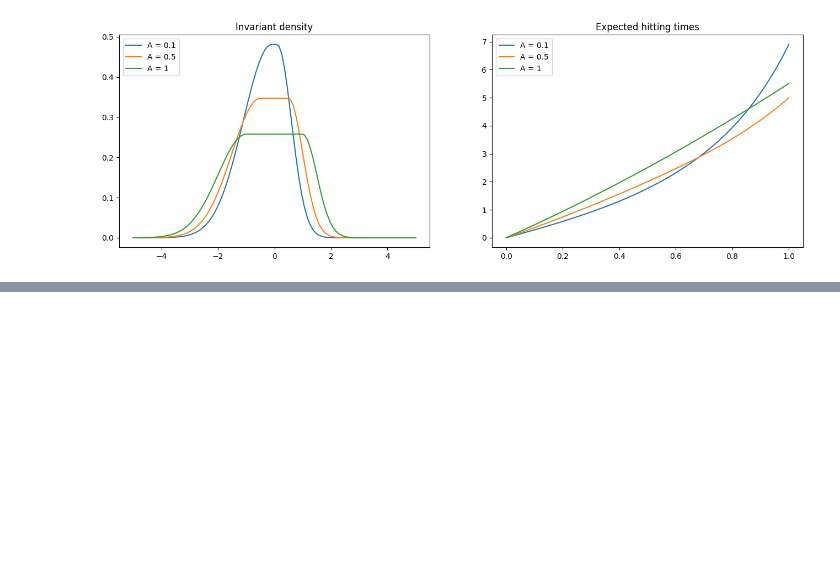
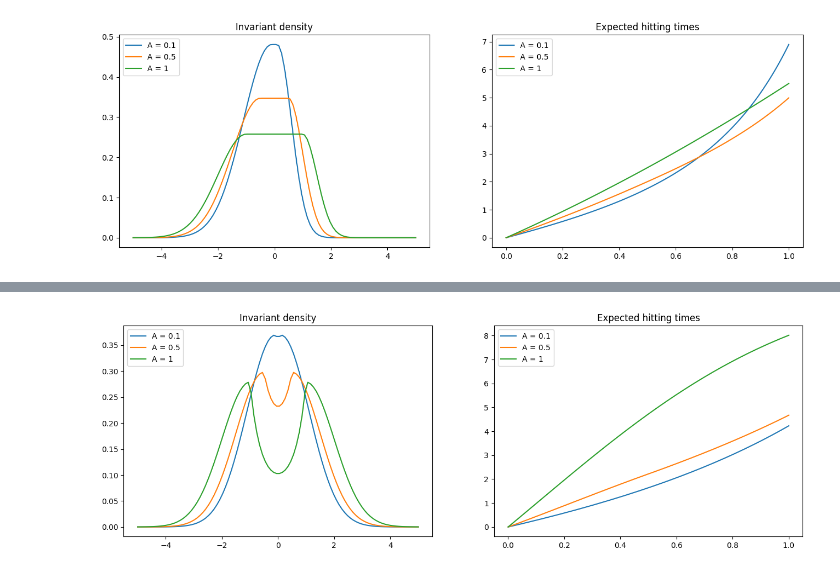
Before and after one commit to RasmusBrostroem/Data-driven-algorithms-for-Impulse-control-problem-Thesis, a Jupyter notebook: TestingDriftFunctions.ipynb, the cells around one changed output, grey strips where cells are left out. Drawn from its saved outputs; the diff is of its cells as text; code cells hidden in the pictures; blank space fills up the shorter version.

Commit message:
Added two more drift functions

```diff
--- a/TestingDriftFunctions.ipynb
+++ b/TestingDriftFunctions.ipynb
@@ -274,0 +287,30 @@ plt.show()
+# %%
+def b8(c, A):
+    return lambda x: -c*(x+A) if x<=-A else (-c*(x-A) if x>A else x)
+
+c = 1/2
+As = [0.1, 0.5, 1]
+
+drifts = [b8(c, A) for A in As]
+diffProsses = [DiffusionProcess(d, sigma) for d in drifts]
+
+x_range_invariant = np.linspace(-5, 5, 100)
+x_range_xi = np.linspace(0, 1, 100)
+invariant_densities = [pros.invariant_density(x_range_invariant) for pros in diffProsses]
+expected_hitting_times = [pros.xi(x_range_xi) for pros in diffProsses]
+
+fig, ax = plt.subplots(1,2,figsize=(16,5))
+
+for i, invariant_density in enumerate(invariant_densities):
+    ax[0].plot(x_range_invariant, invariant_density, label=f"A = {As[i]}")
+ax[0].legend(loc="upper left")
+ax[0].set_title("Invariant density")
+for i, expected_hitting_time in enumerate(expected_hitting_times):
+    ax[1].plot(x_range_xi, expected_hitting_time, label=f"A = {As[i]}")
+ax[1].legend(loc="upper left")
+ax[1].set_title("Expected hitting times")
+ax[1].ticklabel_format(style="plain")
+#ax[1].set_ylim([0, 100])
+plt.show()
+# %% [output]
+[figure, added]
```
Also changed, not shown: parts of 8 cells of this notebook.
